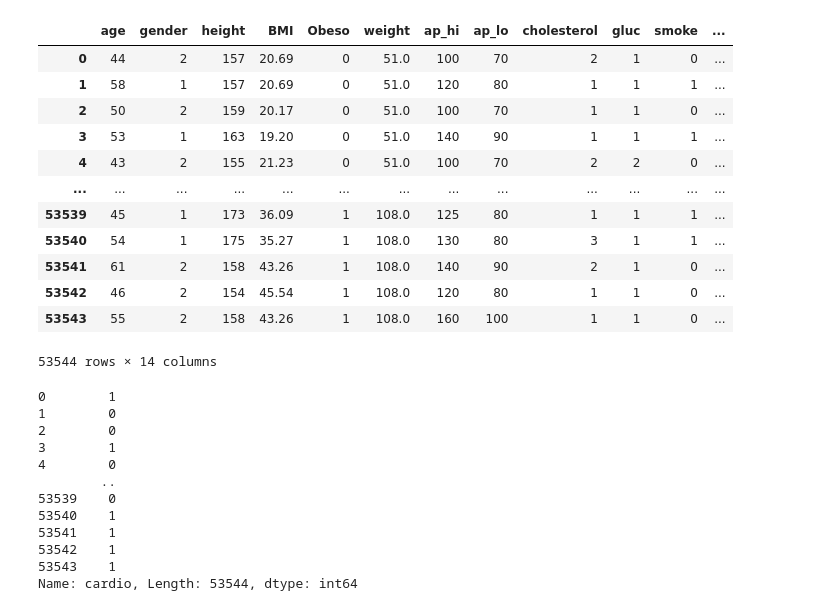
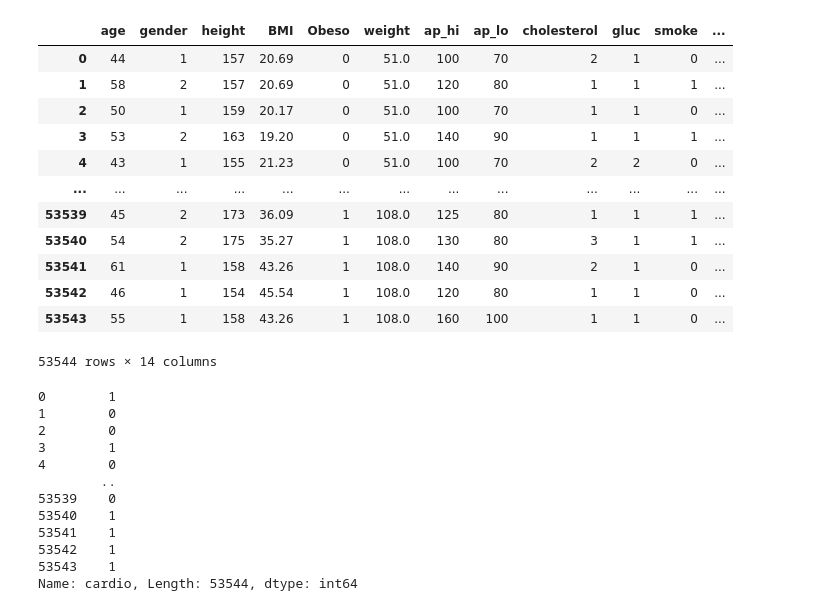
Before and after one commit to federicoco/Tesimaster, a Jupyter notebook: notebook.ipynb, the cells around one changed output. Cells and saved outputs as stored; diff of their text form; code cells hidden in the pictures.

```diff
--- a/notebook.ipynb
+++ b/notebook.ipynb
@@ -32,22 +32,22 @@ scores= { }
 #load csv for cardio
 dfCardio = load_csv("cleanCardio.csv")
 # %%
-dfCardio['gender'] = dfCardio['gender'].replace(to_replace = ['F','M'],value = ['2','1'])
+dfCardio['gender'] = dfCardio['gender'].replace(to_replace = ['F','M'],value = ['1','2'])
 dfCardio.drop("id",axis=1, inplace=True)
 dfCardio
 # %% [output]
 |  | age | gender | height | BMI | Obeso | weight | ap_hi | ap_lo | cholesterol | gluc | smoke | ... |
-| 0 | 44 | 2 | 157 | 20.69 | 0 | 51.0 | 100 | 70 | 2 | 1 | 0 | ... |
-| 1 | 58 | 1 | 157 | 20.69 | 0 | 51.0 | 120 | 80 | 1 | 1 | 1 | ... |
-| 2 | 50 | 2 | 159 | 20.17 | 0 | 51.0 | 100 | 70 | 1 | 1 | 0 | ... |
-| 3 | 53 | 1 | 163 | 19.20 | 0 | 51.0 | 140 | 90 | 1 | 1 | 1 | ... |
-| 4 | 43 | 2 | 155 | 21.23 | 0 | 51.0 | 100 | 70 | 2 | 2 | 0 | ... |
+| 0 | 44 | 1 | 157 | 20.69 | 0 | 51.0 | 100 | 70 | 2 | 1 | 0 | ... |
+| 1 | 58 | 2 | 157 | 20.69 | 0 | 51.0 | 120 | 80 | 1 | 1 | 1 | ... |
+| 2 | 50 | 1 | 159 | 20.17 | 0 | 51.0 | 100 | 70 | 1 | 1 | 0 | ... |
+| 3 | 53 | 2 | 163 | 19.20 | 0 | 51.0 | 140 | 90 | 1 | 1 | 1 | ... |
+| 4 | 43 | 1 | 155 | 21.23 | 0 | 51.0 | 100 | 70 | 2 | 2 | 0 | ... |
 | ... | ... | ... | ... | ... | ... | ... | ... | ... | ... | ... | ... | ... |
-| 53539 | 45 | 1 | 173 | 36.09 | 1 | 108.0 | 125 | 80 | 1 | 1 | 1 | ... |
-| 53540 | 54 | 1 | 175 | 35.27 | 1 | 108.0 | 130 | 80 | 3 | 1 | 1 | ... |
-| 53541 | 61 | 2 | 158 | 43.26 | 1 | 108.0 | 140 | 90 | 2 | 1 | 0 | ... |
-| 53542 | 46 | 2 | 154 | 45.54 | 1 | 108.0 | 120 | 80 | 1 | 1 | 0 | ... |
-| 53543 | 55 | 2 | 158 | 43.26 | 1 | 108.0 | 160 | 100 | 1 | 1 | 0 | ... |
+| 53539 | 45 | 2 | 173 | 36.09 | 1 | 108.0 | 125 | 80 | 1 | 1 | 1 | ... |
+| 53540 | 54 | 2 | 175 | 35.27 | 1 | 108.0 | 130 | 80 | 3 | 1 | 1 | ... |
+| 53541 | 61 | 1 | 158 | 43.26 | 1 | 108.0 | 140 | 90 | 2 | 1 | 0 | ... |
+| 53542 | 46 | 1 | 154 | 45.54 | 1 | 108.0 | 120 | 80 | 1 | 1 | 0 | ... |
+| 53543 | 55 | 1 | 158 | 43.26 | 1 | 108.0 | 160 | 100 | 1 | 1 | 0 | ... |
 53544 rows × 14 columns
 # %%
 #prepare dataset for train and test
```
Also changed, not shown: parts of 8 cells of this notebook, 1 other file.
